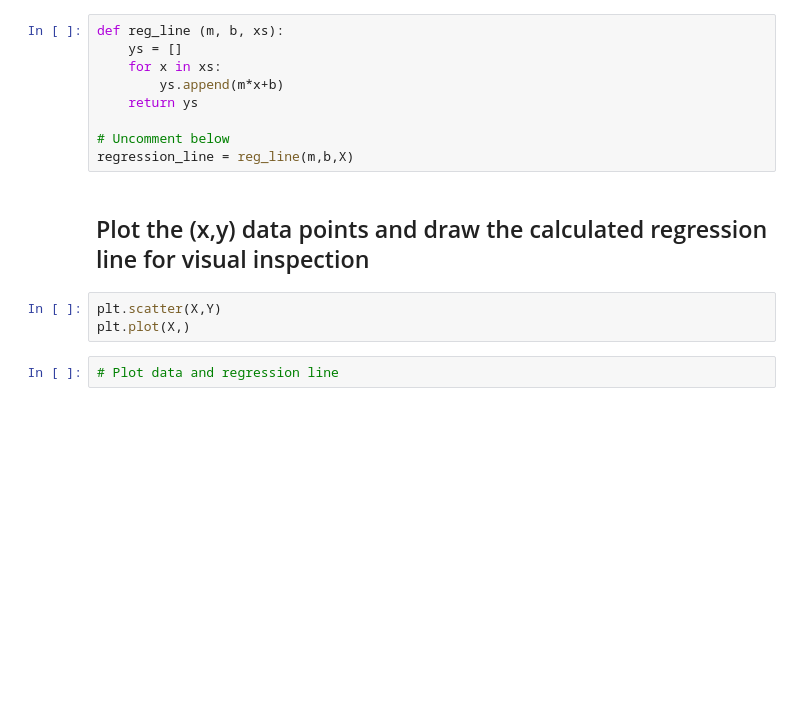
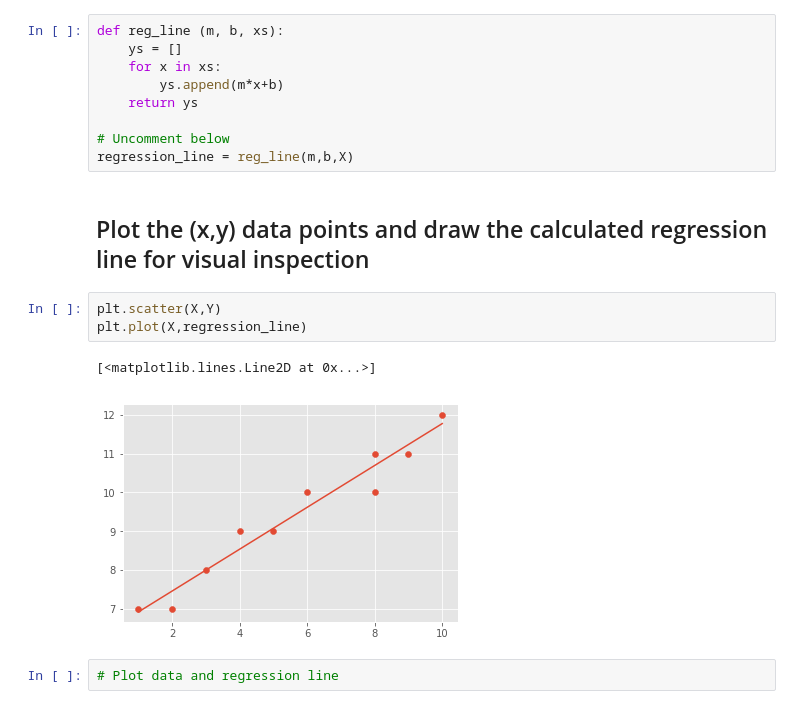
Before and after one commit to MsJacksonIYN/dsc-0-10-07-simple-linear-regression-lab-nyc-ds-career-031119, a Jupyter notebook: index.ipynb, the cells around one changed output. Saved outputs shown, nothing was run; the diff lists cells and outputs as text; blank space fills up the shorter version.

```diff
--- a/index.ipynb
+++ b/index.ipynb
@@ -125,7 +125,10 @@ regression_line = reg_line(m,b,X)
 ## Plot the (x,y) data points and draw the calculated regression line for visual inspection
 # %%
 plt.scatter(X,Y)
-plt.plot(X,)
+plt.plot(X,regression_line)
+# %% [output]
+[<matplotlib.lines.Line2D at 0x...>]
+[figure, added]
 # %%
 # Plot data and regression line
 # %% [output]
```
